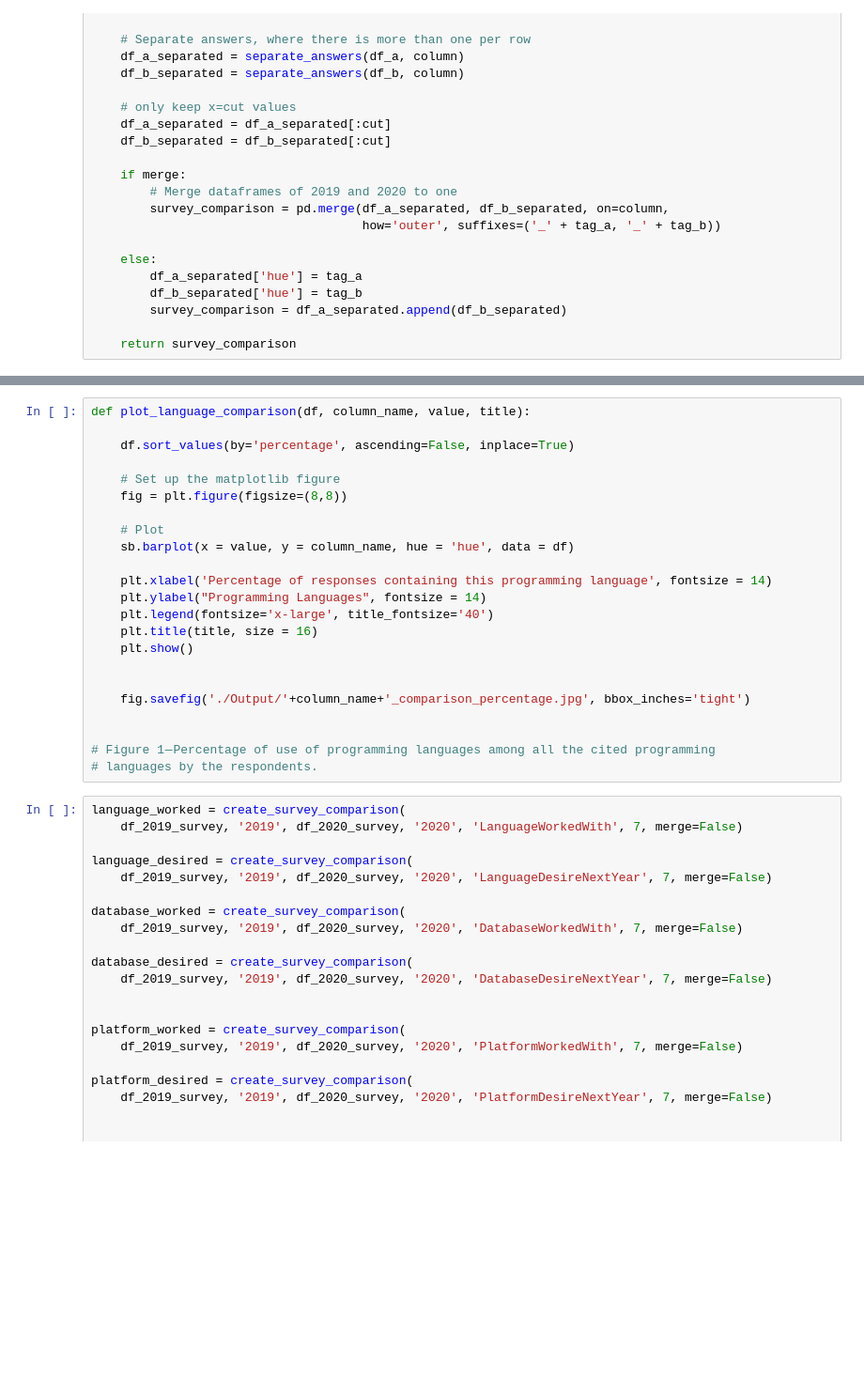
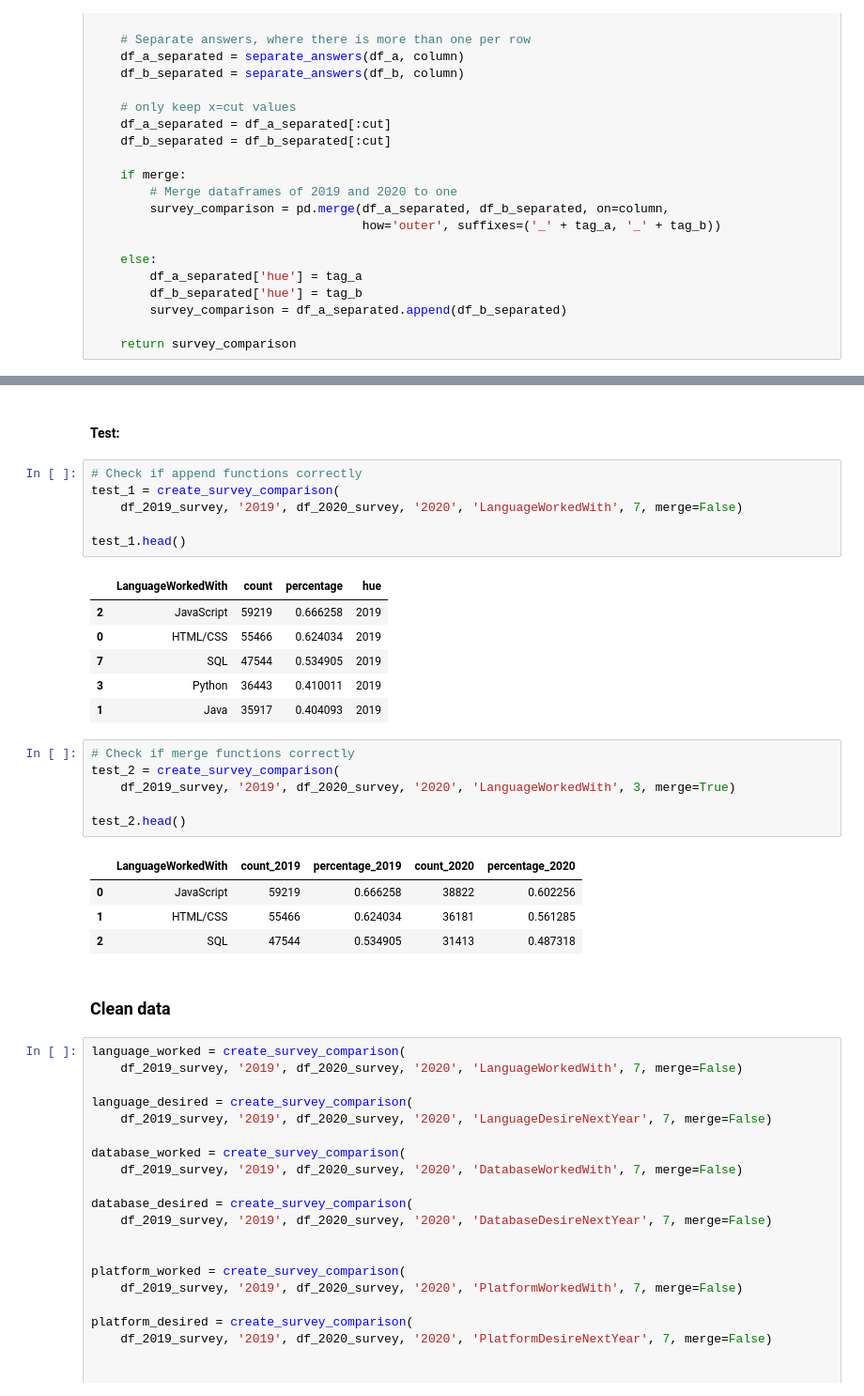
Before and after one commit to LeopoldWalther/StackOverflow_Survey, a Jupyter notebook: Survey_Analysis.ipynb, the cells around one changed output, grey strips where cells are left out. Shown at 94% size. Saved outputs shown, nothing was run; the diff lists cells and outputs as text; blank space fills up the shorter version.

```diff
--- a/Survey_Analysis.ipynb
+++ b/Survey_Analysis.ipynb
@@ -417,26 +417,31 @@ def plot_language(df, year, column_name, value, title):
-# %%
-def plot_language_comparison(df, column_name, value, title):
-
-    df.sort_values(by='percentage', ascending=False, inplace=True)
-
-    # Set up the matplotlib figure
-    fig = plt.figure(figsize=(8,8))
-
-    # Plot
-    sb.barplot(x = value, y = column_name, hue = 'hue', data = df)
-
-    plt.xlabel('Percentage of responses containing this programming language', fontsize = 14)
-    plt.ylabel("Programming Languages", fontsize = 14)
-    plt.legend(fontsize='x-large', title_fontsize='40')
-    plt.title(title, size = 16)
-    plt.show()
-
-
-    fig.savefig('./Output/'+column_name+'_comparison_percentage.jpg', bbox_inches='tight')
-
-
-# Figure 1 — Percentage of use of programming languages among all the cited programming
-# languages by the respondents.
+# %% [markdown]
+#### Test:
+# %%
+# Check if append functions correctly
+test_1 = create_survey_comparison(
+    df_2019_survey, '2019', df_2020_survey, '2020', 'LanguageWorkedWith', 7, merge=False)
+
+test_1.head()
+# %% [output]
+|  | LanguageWorkedWith | count | percentage | hue |
+| 2 | JavaScript | 59219 | 0.666258 | 2019 |
+| 0 | HTML/CSS | 55466 | 0.624034 | 2019 |
+| 7 | SQL | 47544 | 0.534905 | 2019 |
+| 3 | Python | 36443 | 0.410011 | 2019 |
+| 1 | Java | 35917 | 0.404093 | 2019 |
+# %%
+# Check if merge functions correctly
+test_2 = create_survey_comparison(
+    df_2019_survey, '2019', df_2020_survey, '2020', 'LanguageWorkedWith', 3, merge=True)
+
+test_2.head()
+# %% [output]
+|  | LanguageWorkedWith | count_2019 | percentage_2019 | count_2020 | percentage_2020 |
+| 0 | JavaScript | 59219 | 0.666258 | 38822 | 0.602256 |
+| 1 | HTML/CSS | 55466 | 0.624034 | 36181 | 0.561285 |
+| 2 | SQL | 47544 | 0.534905 | 31413 | 0.487318 |
+# %% [markdown]
+### Clean data
 # %%
 language_worked = create_survey_comparison(
     df_2019_survey, '2019', df_2020_survey, '2020', 'LanguageWorkedWith', 7, merge=False)
```
Also changed, not shown: parts of 32 cells of this notebook.
